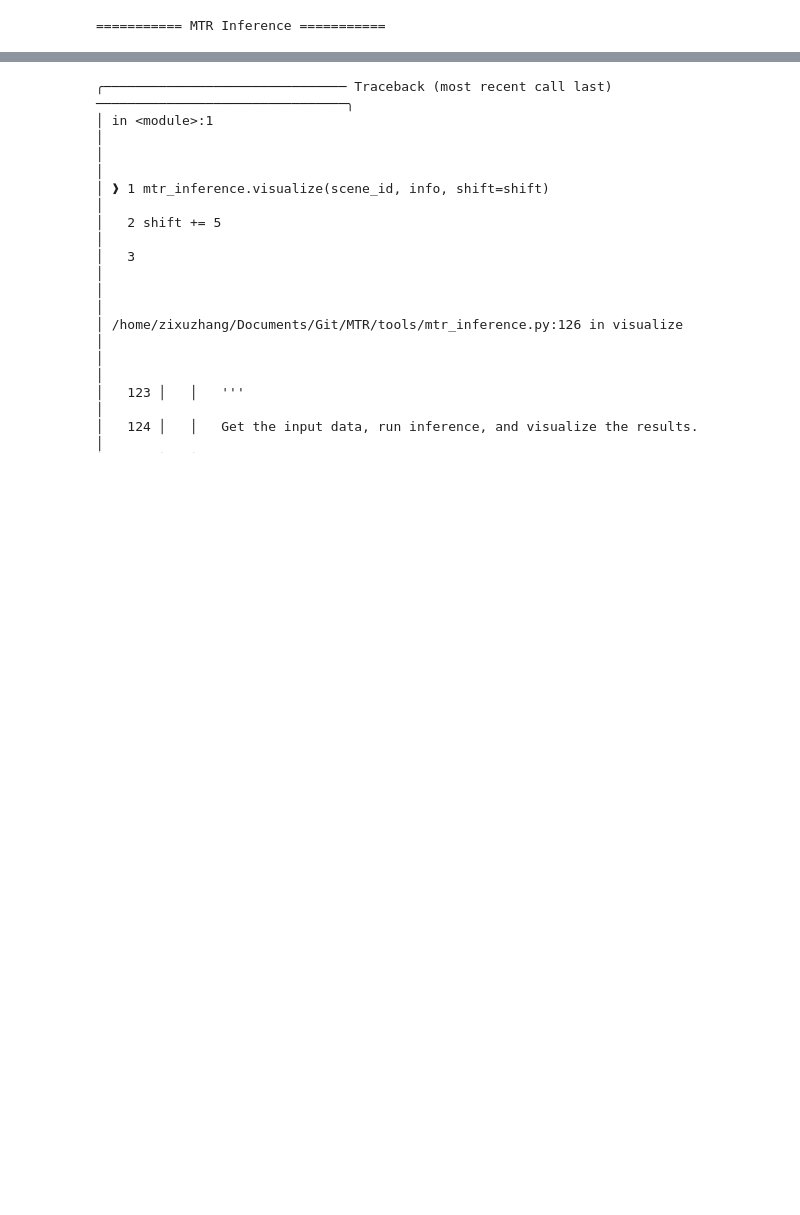
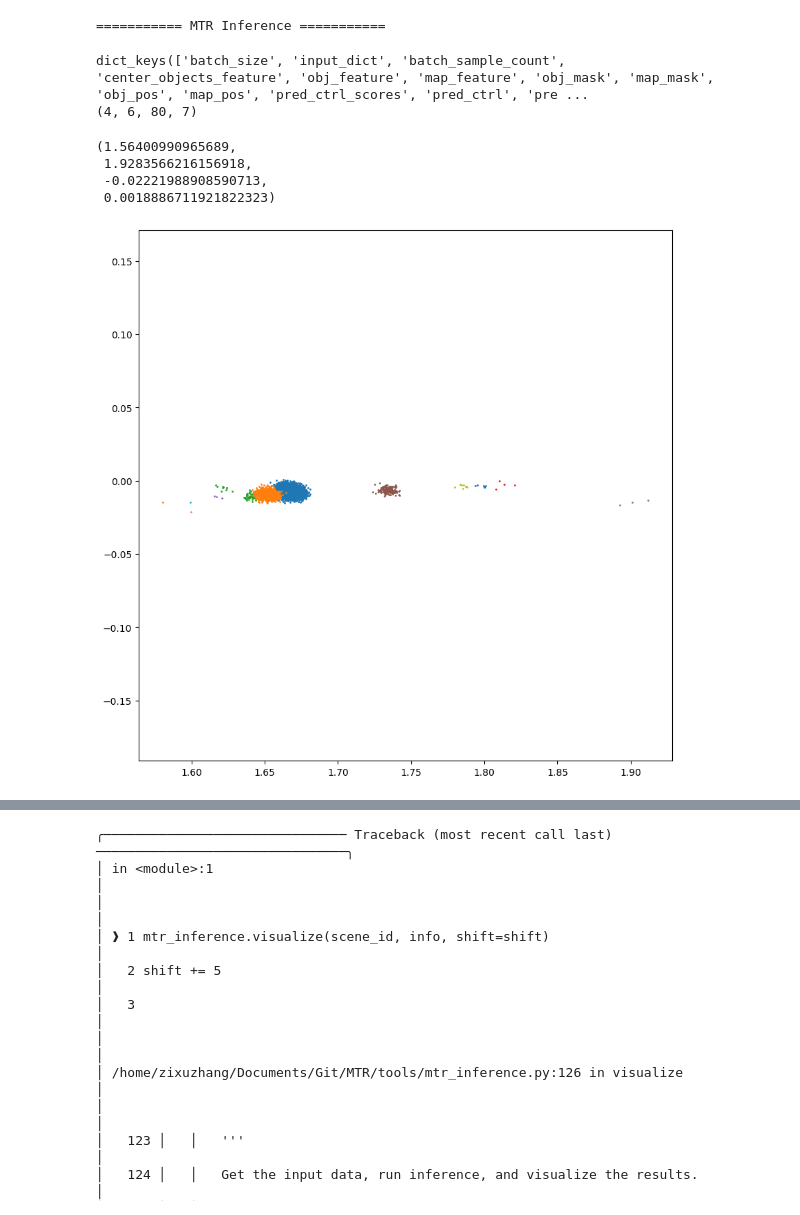
Before and after one commit to zzx9636/MTR, a Jupyter notebook: eval_model.ipynb, the cells around one changed output, grey strips where cells are left out. Saved outputs shown, nothing was run; the diff lists cells and outputs as text; code cells hidden in the pictures; blank space fills up the shorter version.

```diff
--- a/eval_model.ipynb
+++ b/eval_model.ipynb
@@ -28,3 +36,52 @@ mtr_inference = MTRInference(cfg_file, ckpt_path)
+# %%
+index = 1
+shift = 35
+scene_id, info, data_batch = mtr_inference.generate_input_data(index, shift)
+batch_pred_dicts = mtr_inference.inference(data_batch, generate_prediction=False)
+# print(batch_pred_dicts['input_dict'].keys())
+print(batch_pred_dicts.keys())
+pred_ctrl_scores = torch.functional.F.softmax(batch_pred_dicts['pred_ctrl_scores'], dim=-1).cpu().numpy()
+pred_ctrl = batch_pred_dicts['pred_ctrl'].cpu().numpy()
+pred_trajs = batch_pred_dicts['pred_trajs'].cpu().numpy()
+print(pred_trajs.shape)
+# %% [output]
+dict_keys(['batch_size', 'input_dict', 'batch_sample_count', 'center_objects_feature', 'obj_feature', 'map_feature', 'obj_mask', 'map_mask', 'obj_pos', 'map_pos', 'pred_ctrl_scores', 'pred_ctrl', 'pre ...
+(4, 6, 80, 7)
+# %%
+car = 2
+n = 10000
+rnd_choice = np.random.choice(pred_ctrl.shape[1], n, p=pred_ctrl_scores[car, :])
+histgram = np.histogram(rnd_choice, bins=range(pred_ctrl.shape[1]+1))[0]
+
+
+
+mean = pred_ctrl[..., 0:3]
+log_std = pred_ctrl[..., 3:6]
+std = np.exp(log_std)
+rho = pred_ctrl[..., 6:]
+
+# [batch_size, mode, 3, 3]
+cov = np.array([[std[..., 0]**2, rho[..., 0]*std[..., 0]*std[..., 1], rho[..., 1]*std[..., 0]*std[..., 2]],
+                [rho[..., 0]*std[..., 0]*std[..., 1], std[..., 1]**2, rho[..., 2]*std[..., 1]*std[..., 2]],
+                [rho[..., 1]*std[..., 0]*std[..., 2], rho[..., 2]*std[..., 1]*std[..., 2], std[..., 2]**2]]).transpose(2, 3, 0, 1)
+
+plt.figure(figsize=(10, 10))
+
+for i, count in enumerate(histgram):
+    if count > 0:
+        sample = np.random.multivariate_normal(mean[car, i], cov[car, i], count)
+        plt.scatter(sample[:, 0], sample[:, 1], s=1)
+
+# for i in range(pred_trajs.shape[1]):
+    # plt.plot(pred_trajs[car, i, :10, 0], pred_trajs[car, i, :10, 1], c='r')
+
+plt.axis('equal')
+# %% [output]
+(1.56400990965689,
+ 1.9283566216156918,
+ -0.02221988908590713,
+ 0.0018886711921822323)
+[figure, added]
 # %%
 
 index = 1
```
Also changed, not shown: parts of 5 cells of this notebook, 8 other files.
